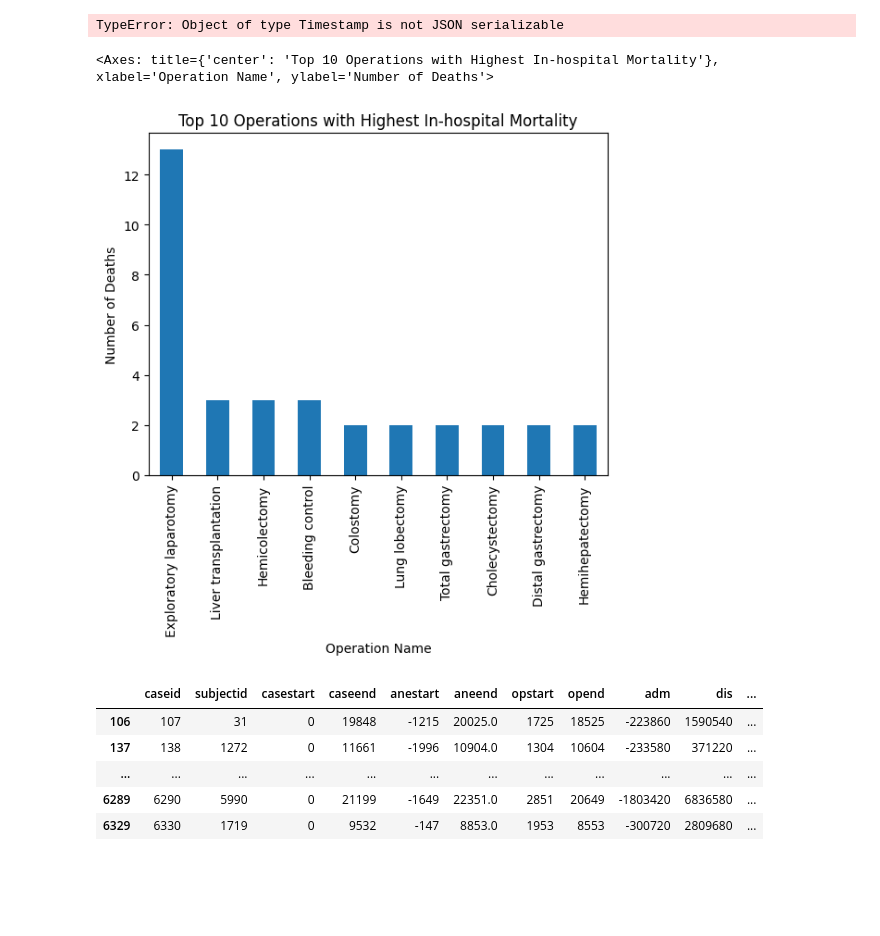
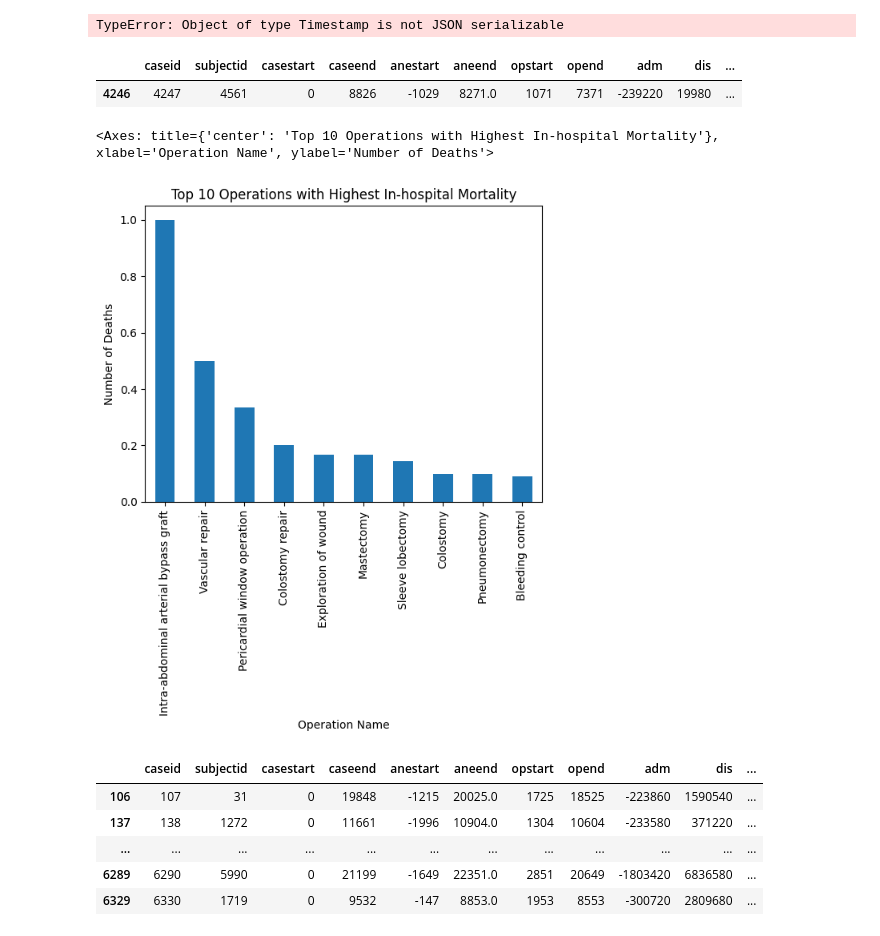
Before and after one commit to zhangkevin747/DSC106_Final_Project, a Jupyter notebook: vitaldb.ipynb, the cells around one changed output. Drawn from its saved outputs; the diff is of its cells as text; code cells hidden in the pictures; blank space fills up the shorter version.

```diff
--- a/vitaldb.ipynb
+++ b/vitaldb.ipynb
@@ -65,12 +65,18 @@ pd.set_option('display.max_columns', None)
 url = 'https://api.vitaldb.net/cases'
 clinical_data = pd.read_csv(url)
 clinical_data.to_json('clinical_data.json', orient='records', lines=True)
+clinical_data[clinical_data['opname'] == 'Intra-abdominal arterial bypass graft']
+# %% [output]
+|  | caseid | subjectid | casestart | caseend | anestart | aneend | opstart | opend | adm | dis | ... |
+| 4246 | 4247 | 4561 | 0 | 8826 | -1029 | 8271.0 | 1071 | 7371 | -239220 | 19980 | ... |
 # %%
-top_death = clinical_data.groupby('opname')['death_inhosp'].sum().sort_values(ascending=False).head(10)
+top_death = clinical_data.groupby('opname')['death_inhosp'].sum() / clinical_data.groupby('opname').size()
+top_death = top_death.sort_values(ascending=False).head(10)
+top_death
 top_death.plot(kind='bar', title='Top 10 Operations with Highest In-hospital Mortality', ylabel='Number of Deaths', xlabel='Operation Name')
 # %% [output]
 <Axes: title={'center': 'Top 10 Operations with Highest In-hospital Mortality'}, xlabel='Operation Name', ylabel='Number of Deaths'>
-[figure, old version]
+[figure, new version]
 # %%
 el = clinical_data[clinical_data['opname'] == 'Exploratory laparotomy']
 # %%
```
Also changed, not shown: 1 other file.
